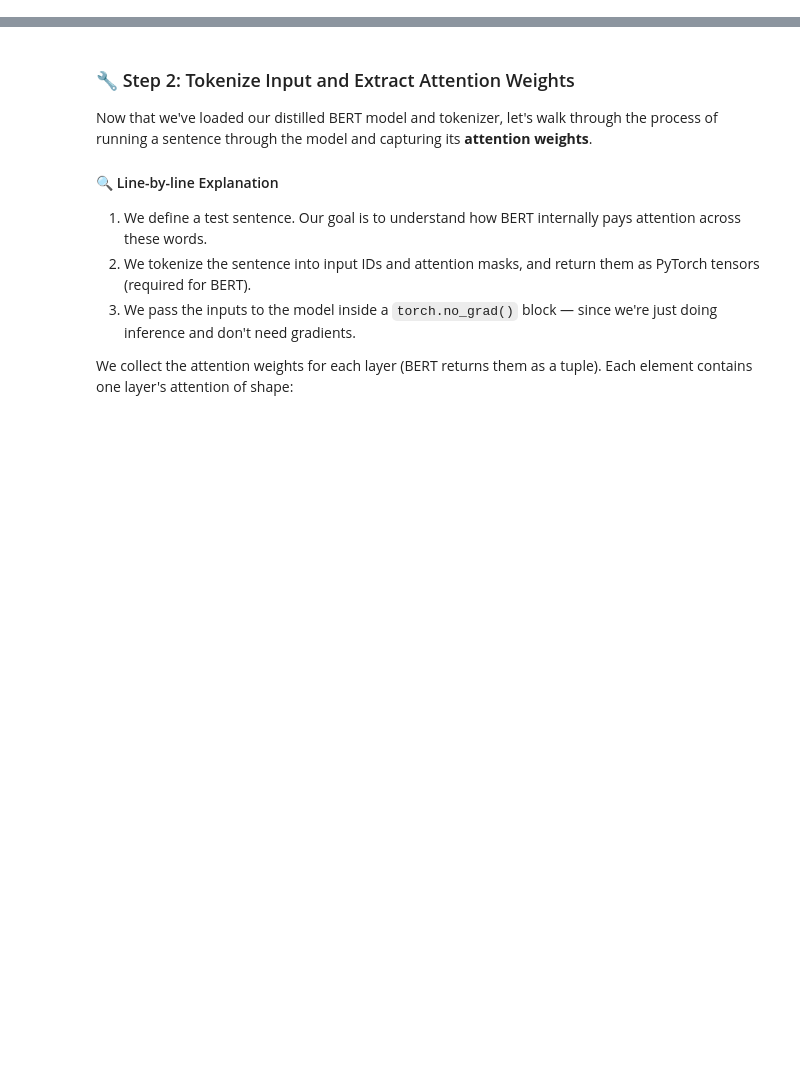
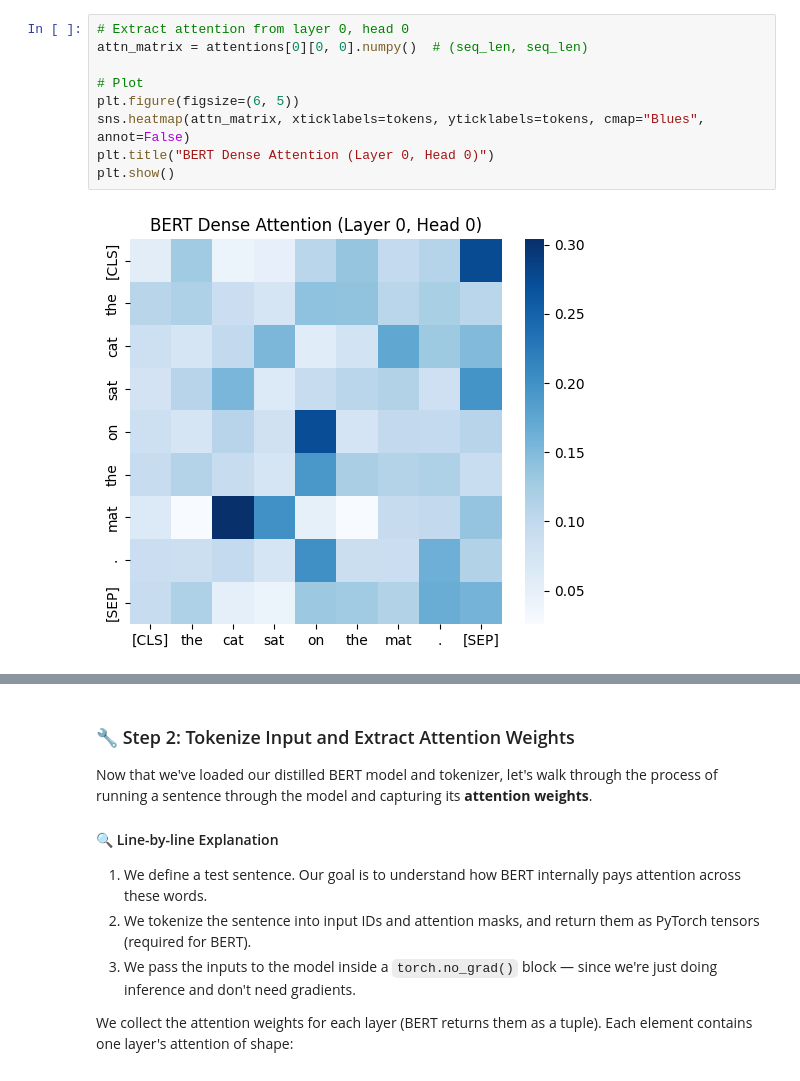
Before and after one commit to DoQuantum/r1.7-planck-pioneers, a Jupyter notebook: notebooks/demo_1.ipynb, the cells around one changed output, grey strips where cells are left out. Saved outputs shown, nothing was run; the diff lists cells and outputs as text; blank space fills up the shorter version.

```diff
--- a/notebooks/demo_1.ipynb
+++ b/notebooks/demo_1.ipynb
@@ -0,0 +60,11 @@
+# %%
+# Extract attention from layer 0, head 0
+attn_matrix = attentions[0][0, 0].numpy()  # (seq_len, seq_len)
+
+# Plot
+plt.figure(figsize=(6, 5))
+sns.heatmap(attn_matrix, xticklabels=tokens, yticklabels=tokens, cmap="Blues", annot=False)
+plt.title("BERT Dense Attention (Layer 0, Head 0)")
+plt.show()
+# %% [output]
+[figure, added]
```
Also changed, not shown: parts of 16 cells of this notebook.
